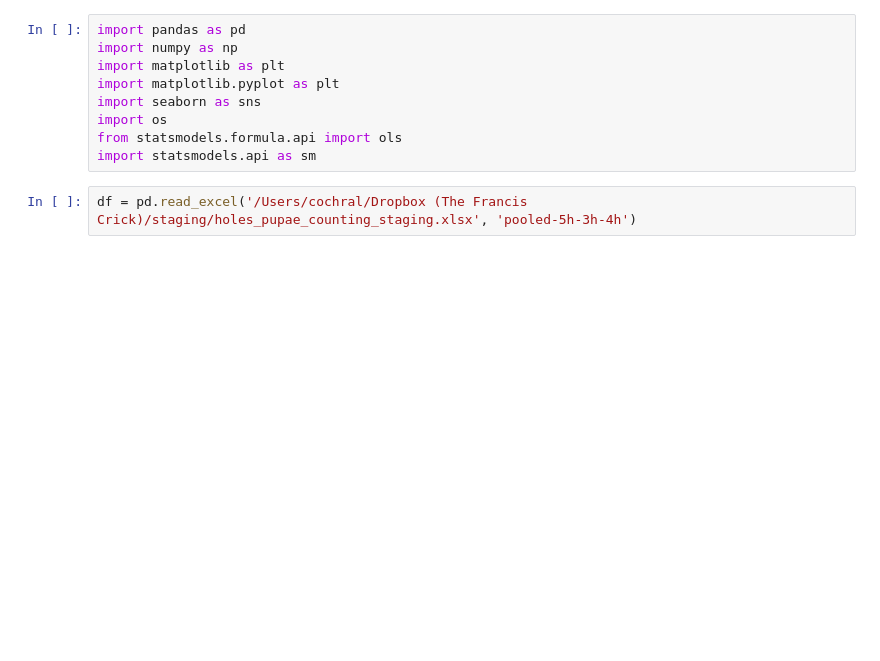
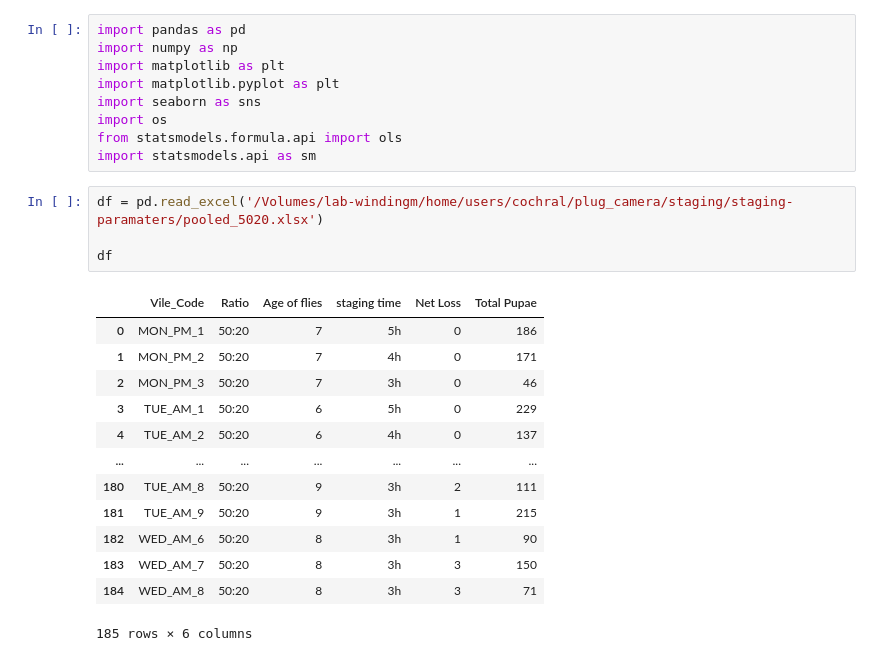
Before and after one commit to lenacochrane/behavioural-analysis, a Jupyter notebook: scripts/plug-camera/staging-parameters/pooled-5h-4h-3h.ipynb, the cells around one changed output. Saved outputs shown, nothing was run; the diff lists cells and outputs as text; blank space fills up the shorter version.

```diff
--- a/scripts/plug-camera/staging-parameters/pooled-5h-4h-3h.ipynb
+++ b/scripts/plug-camera/staging-parameters/pooled-5h-4h-3h.ipynb
@@ -7,8 +7,24 @@ import seaborn as sns
 import os
 from statsmodels.formula.api import ols
 import statsmodels.api as sm
-# %%
-df = pd.read_excel('/Users/cochral/Dropbox (The Francis Crick)/staging/holes_pupae_counting_staging.xlsx', 'pooled-5h-3h-4h')
+# %%
+df = pd.read_excel('/Volumes/lab-windingm/home/users/cochral/plug_camera/staging/staging-paramaters/pooled_5020.xlsx')
+
+df
+# %% [output]
+|  | Vile_Code | Ratio | Age of flies | staging time | Net Loss | Total Pupae |
+| 0 | MON_PM_1 | 50:20 | 7 | 5h | 0 | 186 |
+| 1 | MON_PM_2 | 50:20 | 7 | 4h | 0 | 171 |
+| 2 | MON_PM_3 | 50:20 | 7 | 3h | 0 | 46 |
+| 3 | TUE_AM_1 | 50:20 | 6 | 5h | 0 | 229 |
+| 4 | TUE_AM_2 | 50:20 | 6 | 4h | 0 | 137 |
+| ... | ... | ... | ... | ... | ... | ... |
+| 180 | TUE_AM_8 | 50:20 | 9 | 3h | 2 | 111 |
+| 181 | TUE_AM_9 | 50:20 | 9 | 3h | 1 | 215 |
+| 182 | WED_AM_6 | 50:20 | 8 | 3h | 1 | 90 |
+| 183 | WED_AM_7 | 50:20 | 8 | 3h | 3 | 150 |
+| 184 | WED_AM_8 | 50:20 | 8 | 3h | 3 | 71 |
+185 rows × 6 columns
 # %%
 sns.barplot(data=df, x='Age of flies ', y='Total Pupae', hue='staging time', edgecolor='black', ci='sd', palette='Blues')
 
```
Also changed, not shown: parts of 7 cells of this notebook.
